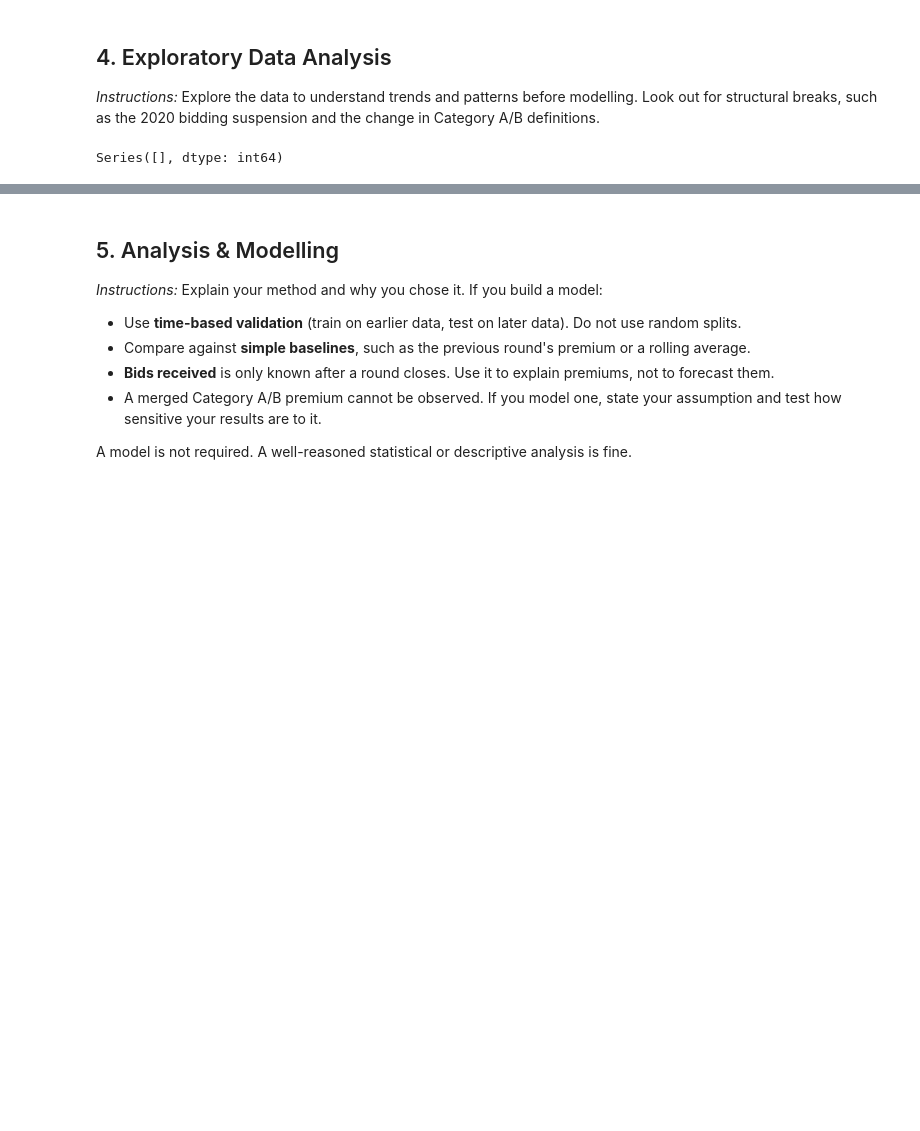
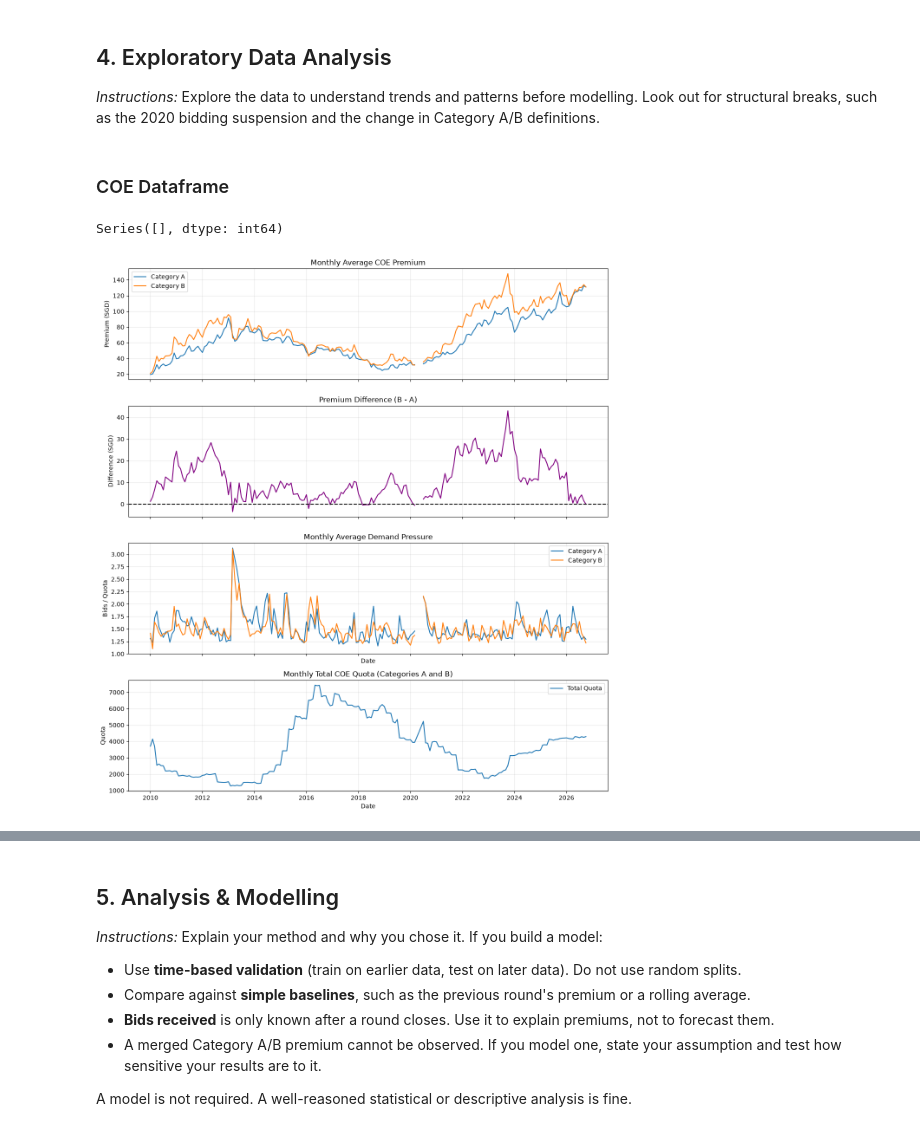
Before and after one commit to XiongZirui/mixue, a Jupyter notebook: main.ipynb, the cells around one changed output, grey strips where cells are left out. Drawn from its saved outputs; the diff is of its cells as text; code cells hidden in the pictures; blank space fills up the shorter version.

```diff
--- a/main.ipynb
+++ b/main.ipynb
@@ -229,6 +368,8 @@ registrations.head()
 ## 4. Exploratory Data Analysis
 
 *Instructions:* Explore the data to understand trends and patterns before modelling. Look out for structural breaks, such as the 2020 bidding suspension and the change in Category A/B definitions.
+# %% [markdown]
+### COE Dataframe
 # %%
 ab_df = coe.query("vehicle_class in ['Category A', 'Category B']").copy()
 
@@ -262,6 +403,13 @@ pressure = monthly.pivot(
 premium["difference"] = (
     premium["Category B"] - premium["Category A"]
 )
+
+monthly_quota = (
+    ab_df
+    .groupby("date")["quota"]
+    .sum()
+    .reindex(premium.index)
+)
 # %%
 # Check the number of observations in Apr-Jun 2020
 coe[
@@ -293,3 +441,43 @@ pressure.loc[missing_period, :] = np.nan
 premium["difference"] = (
     premium["Category B"] - premium["Category A"]
 )
+# %%
+# Ploting monthly average, differnece and demand pressure
+fig, axes = plt.subplots(4, 1, figsize=(12, 13), sharex=True)
+
+# 1. Monthly average COE premium
+axes[0].plot(premium.index, premium["Category A"], label="Category A")
+axes[0].plot(premium.index, premium["Category B"], label="Category B")
+axes[0].set_title("Monthly Average COE Premium")
+axes[0].set_ylabel("Premium (SGD)")
+axes[0].legend()
+
+# 2. Premium difference (B - A)
+axes[1].plot(premium.index, premium["difference"], color="purple")
+axes[1].axhline(0, color="black", linestyle="--")
+axes[1].set_title("Premium Difference (B - A)")
+axes[1].set_ylabel("Difference (SGD)")
+
+# 3. Monthly average demand pressure
+axes[2].plot(pressure.index, pressure["Category A"], label="Category A")
+axes[2].plot(pressure.index, pressure["Category B"], label="Category B")
+axes[2].set_title("Monthly Average Demand Pressure")
+axes[2].set_ylabel("Bids / Quota")
+axes[2].set_xlabel("Date")
+axes[2].legend()
+
+# 4. Monthly total COE quota
+axes[3].plot(monthly_quota.index, monthly_quota, label="Total Quota")
+axes[3].set_title("Monthly Total COE Quota (Categories A and B)")
+axes[3].set_ylabel("Quota")
+axes[3].set_xlabel("Date")
+axes[3].legend()
+
+# Formatting
+for ax in axes:
+    ax.grid(alpha=0.3)
+
+plt.tight_layout()
+plt.show()
+# %% [output]
+[figure, added]
```
Also changed, not shown: parts of 27 cells of this notebook, 1 other file.
